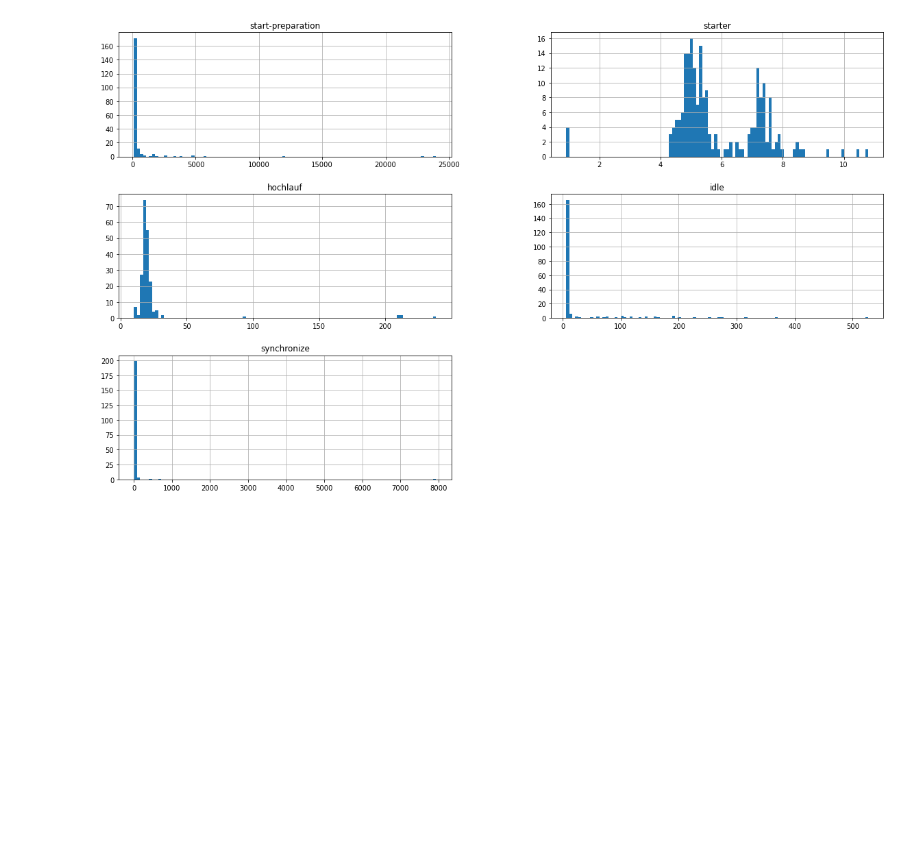
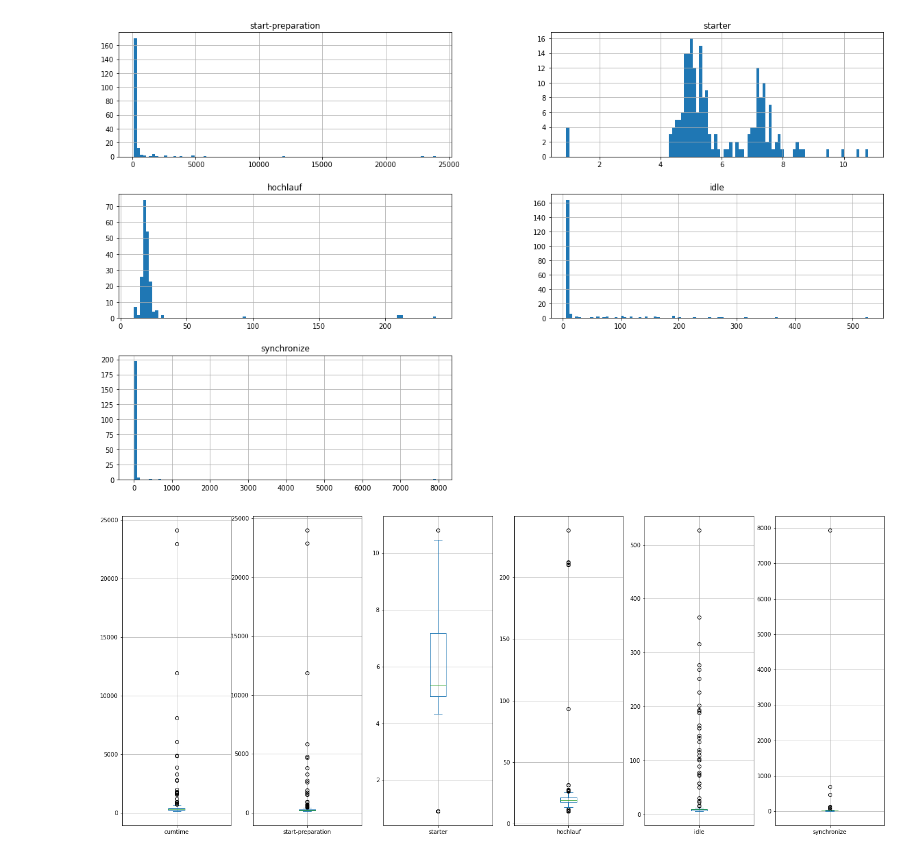
Before and after one commit to dieterch/statemachine, a Jupyter notebook: play.ipynb, the cells around one changed output. Saved outputs shown, nothing was run; the diff lists cells and outputs as text; code cells hidden in the pictures; blank space fills up the shorter version.

Commit message:
more descriptive plots

```diff
--- a/play.ipynb
+++ b/play.ipynb
@@ -72,3 +53,7 @@ rda.describe().round(2)
 rda[['start-preparation','starter','hochlauf','idle','synchronize']].hist(figsize = (20,12), bins=100);
 # %% [output]
 [figure]
+# %%
+rda.plot.box(subplots=True, grid = True, figsize=(24,10), layout=(1,6));
+# %% [output]
+[figure, added]
```
Also changed, not shown: parts of 12 cells of this notebook, 2 other files.
